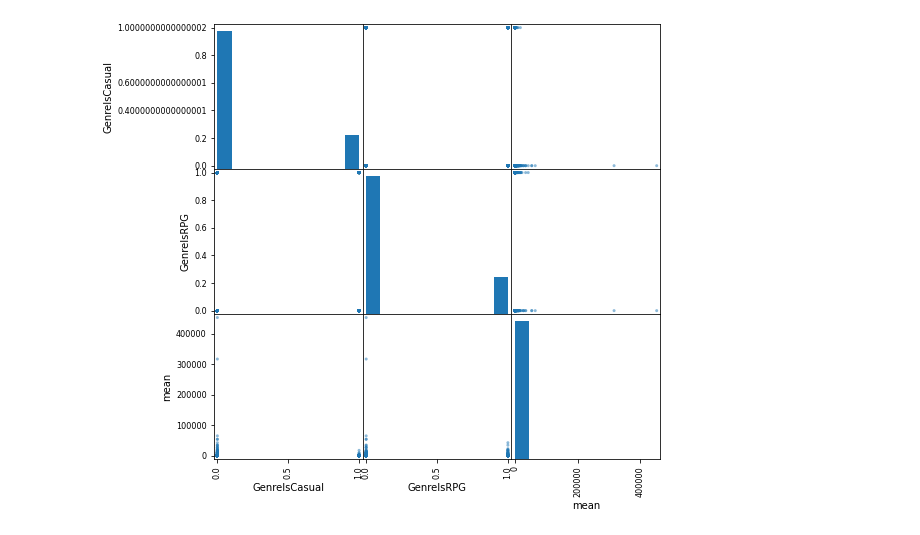
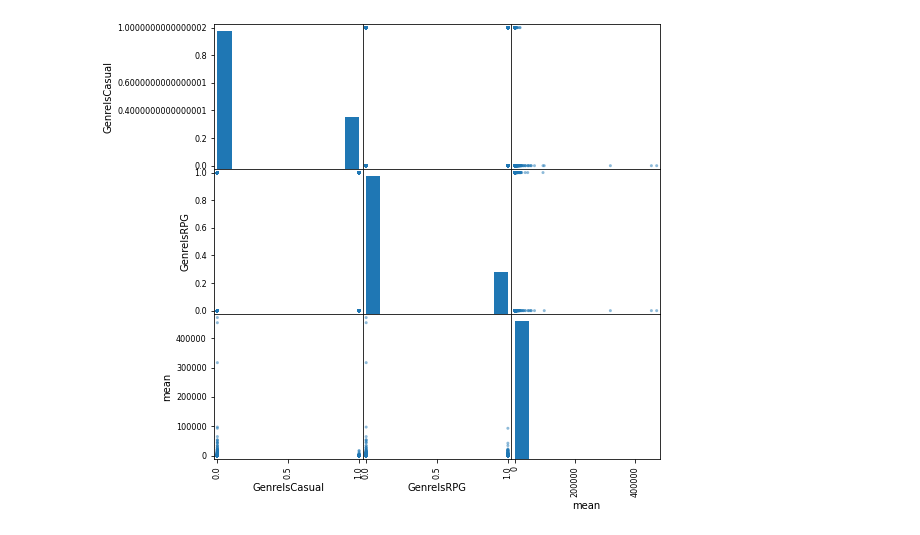
Before and after one commit to rsatijaUT/steaming-hot, a Jupyter notebook: Ling/PopularityAnalysis.ipynb, the cells around one changed output. Saved outputs shown, nothing was run; the diff lists cells and outputs as text; code cells hidden in the pictures.

```diff
--- a/Ling/PopularityAnalysis.ipynb
+++ b/Ling/PopularityAnalysis.ipynb
@@ -69,0 +50,3 @@ data_craig.sample(5)
+# %%
+data = pd.read_csv('AllData.csv')
+data.sample(5)
@@ -157,20 +148,20 @@ print('Rank cutoffs are '+str(ranks))
 Rank cutoffs are [0, 1000, 2000, 3000]
 # %%
-data_test = data_craig[[ #'RecommendationCount',
+data_test = data[[ #'RecommendationCount',
         #'CategorySinglePlayer',
        #'CategoryMultiplayer',
 #       'GenreIsIndie',
 #                       'GenreIsAction',
 #                        'GenreIsAdventure',
                         'GenreIsCasual',
 #       'GenreIsStrategy',
                          'GenreIsRPG',
 #                        'GenreIsSimulation',
        #'PriceFinal',
                         'mean']].astype(float)
 
 scatter_matrix(data_test,figsize=(8,8))
 plt.show()
 # %% [output]
-[figure, old version]
+[figure, new version]
 # %%
```
Also changed, not shown: parts of 9 cells of this notebook, 6 other files.
